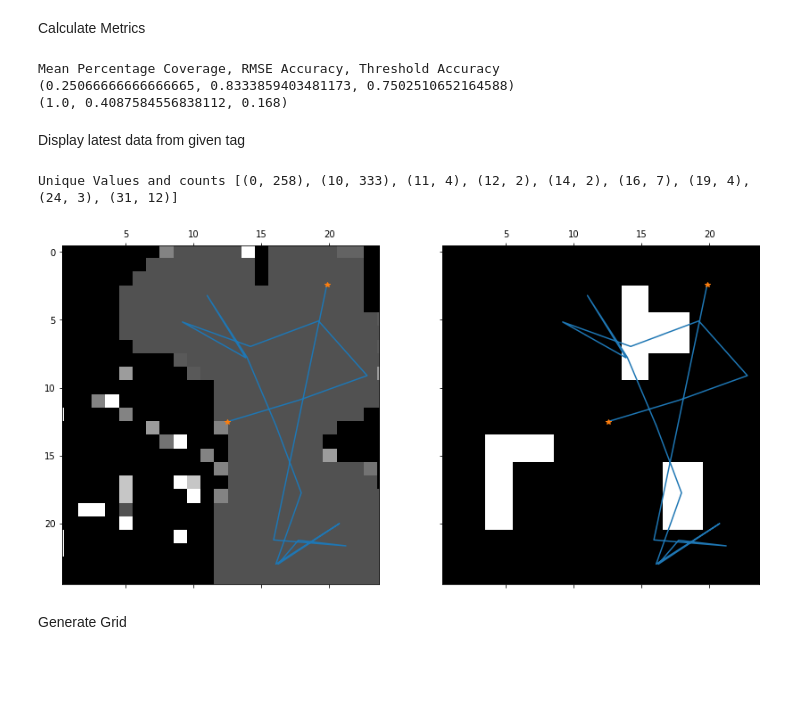
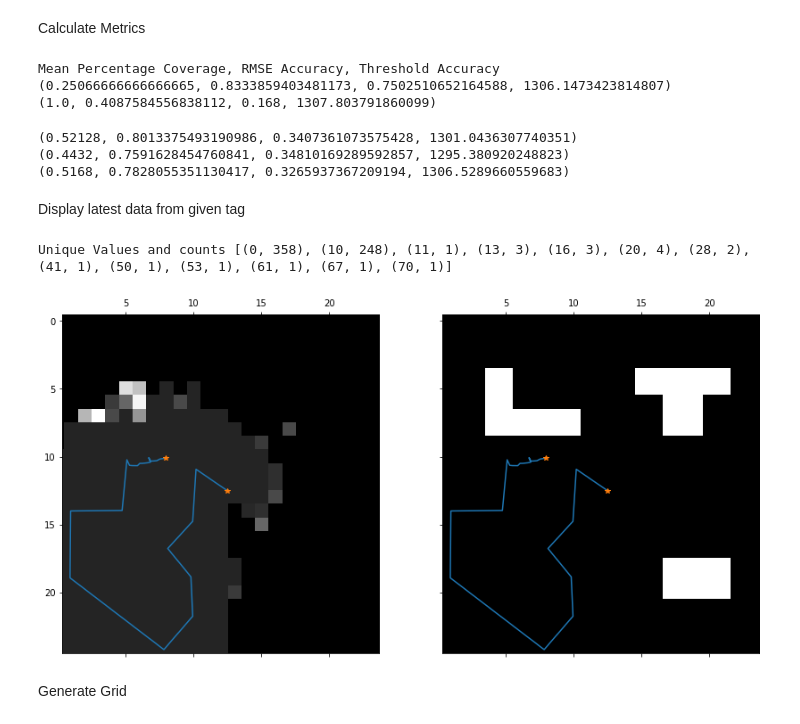
Before and after one commit to mhl787156/RomiExperiments, a Jupyter notebook: scripts/analyseData2.ipynb, the cells around one changed output. Drawn from its saved outputs; the diff is of its cells as text; code cells hidden in the pictures; blank space fills up the shorter version.

```diff
--- a/scripts/analyseData2.ipynb
+++ b/scripts/analyseData2.ipynb
@@ -36,3 +28,21 @@ for i in range(25):
+# %%
+mapfile = os.path.join('..', 'Documentation', 'Maps', 'map2v2.txt')
+truemap2 = []
+with open(mapfile, 'r') as f:
+    for l in f:
+        l = " ".join(l)
+        l = l.replace('.', '0')
+        l = l.replace('#', '63')
+        l = l.replace('/', '0')
+        l = l.replace('-', '0')
+        l = l.replace('|', '0')
+        l = l.replace('\\', '0')
+        truemap2.append(np.array(l.split(), dtype=np.int32))
+truemap2 = np.array(truemap2)
+
+truemap2 = np.flip(truemap2, 0)
+# truemap2 = np.flip(truemap2, 1)
+truemap2 = np.rot90(truemap2, 1)
 # %% [markdown]
 ## Read Data In
 # %% [markdown]
@@ -91,14 +101,20 @@ def readInMap(mapfile):
 # %%
 def readDataFile(datfile):
     positions = []
+    nextmoves = []
     with open(datfile) as f:
         for line in f:
             if 'Pose' in line:
                 x, y, h = parse('Pose: X: {} Y: {} H: {}', line)
                 positions.append(np.array([x, y, h], dtype=np.float32))
+
+            if 'NextMove' in line:
+                x1, y1, x2, y2 = parse('NextMove: {}, {} -> {}, {}', line)
+                nextmoves.append(np.array([x1, y1, x2, y2], dtype=np.float32))
     positions = np.array(positions)
     positions[:, [0, 1]]*= 25/1800 # rescale
-    return positions
+    nextmoves = np.array(nextmoves) * 25/1800 # rescale
+    return positions, nextmoves
 # %% [markdown]
 ## Calculate Metrics
 # %% [markdown]
@@ -199,7 +232,7 @@ def plot_final_map(mapstime, pos, truemapp, highlight_seen=False):
     ax[0].matshow(mapp, cmap='gist_gray', interpolation='none')
     ax[1].matshow(truemapp, cmap='gist_gray', interpolation='none')
 
-    if len(positions > 0):
+    if len(pos > 0):
         ax[0].plot(pos[:, 0], pos[:, 1])
         ax[0].plot(pos[[0, -1], 0], pos[[0, -1], 1], '*')
         ax[1].plot(pos[:, 0], pos[:, 1])
@@ -271,8 +325,8 @@ def read_in_maps_and_positions(datafolder):
     datfile = os.path.join(datafolder, 'dat.data')
     mapfile = os.path.join(datafolder, 'map.map')
     mapstime = readInMap(mapfile)
-    pos = readDataFile(datfile)
-    return (mapstime, pos)
+    pos, nextmoves = readDataFile(datfile)
+    return (mapstime, pos, nextmoves)
 # %% [markdown]
 Calculate Metrics
 # %%
@@ -280,22 +334,28 @@ datapath = os.path.join('..', 'data')
 print(('Mean Percentage Coverage, RMSE Accuracy, Threshold Accuracy'))
 print(calculateMetrics(datapath, 'Human_Readable',truemap))
 print(calculateMetrics(datapath, 'Non_Belief',truemap))
+print(calculateMetrics(datapath, 'Gradients_Test2',truemap))
+print(calculateMetrics(datapath, 'Gradients_Expr2',truemap))
+print(calculateMetrics(datapath, 'Gradients_Expr3',truemap2))
 # %% [output]
 Mean Percentage Coverage, RMSE Accuracy, Threshold Accuracy
-(0.25066666666666665, 0.8333859403481173, 0.7502510652164588)
-(1.0, 0.4087584556838112, 0.168)
+(0.25066666666666665, 0.8333859403481173, 0.7502510652164588, 1306.1473423814807)
+(1.0, 0.4087584556838112, 0.168, 1307.803791860099)
+(0.52128, 0.8013375493190986, 0.3407361073575428, 1301.0436307740351)
+(0.4432, 0.7591628454760841, 0.34810169289592857, 1295.380920248823)
+(0.5168, 0.7828055351130417, 0.3265937367209194, 1306.5289660559683)
 # %% [markdown]
 Display latest data from given tag
 # %%
-def display_latest_data(tag):
+def display_latest_data(tag, tmap=truemap):
     datapath = os.path.join('..', 'data')
     datafolder = get_latest_data_folder_loc_by_tag(datapath, tag)
-    mapstime, positions = read_in_maps_and_positions(datafolder)
-    plot_final_map(mapstime, positions, truemap, highlight_seen=True)
-display_latest_data('Gradients_Test1_Empty')
+    mapstime, positions, _ = read_in_maps_and_positions(datafolder)
+    plot_final_map(mapstime, positions, tmap, highlight_seen=True)
+display_latest_data('Gradients_Expr3', tmap=truemap2)
 # %% [output]
-Unique Values and counts [(0, 258), (10, 333), (11, 4), (12, 2), (14, 2), (16, 7), (19, 4), (24, 3), (31, 12)]
+Unique Values and counts [(0, 358), (10, 248), (11, 1), (13, 3), (16, 3), (20, 4), (28, 2), (41, 1), (50, 1), (53, 1), (61, 1), (67, 1), (70, 1)]
-[figure, old version]
+[figure, new version]
 # %% [markdown]
 Generate Grid
 # %%
```
Also changed, not shown: parts of 10 cells of this notebook, 1 other file.
